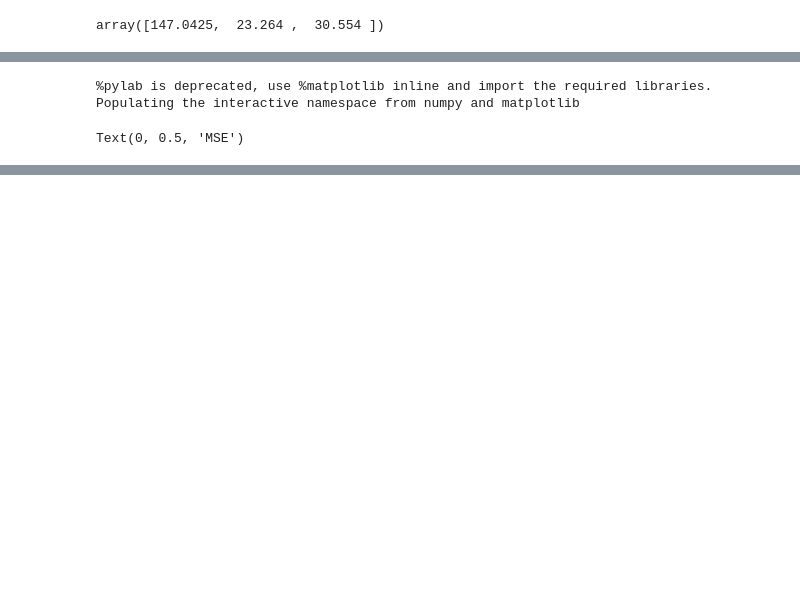
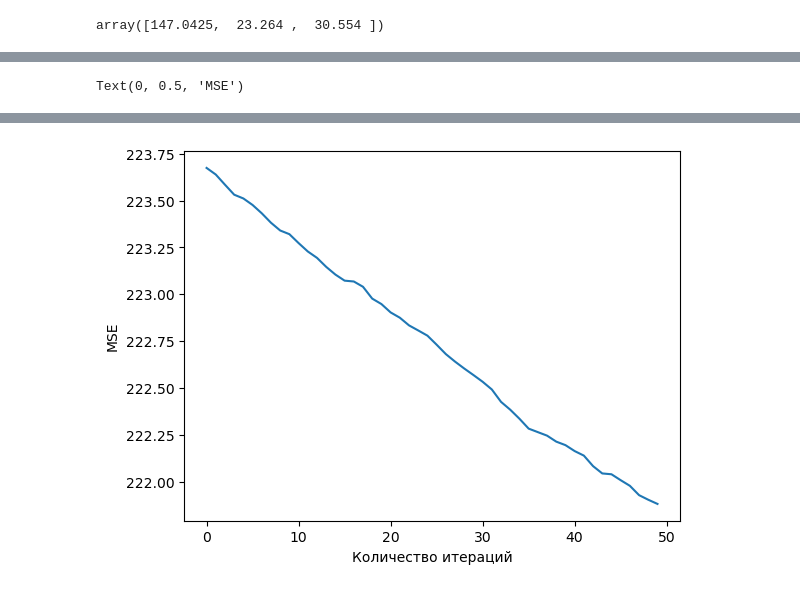
Before and after one commit to kurpenok/omstu, a Jupyter notebook: 4 semester/Machine learning/Practics/stochastic_gradient_descent.ipynb, the cells around one changed output, grey strips where cells are left out. Drawn from its saved outputs; the diff is of its cells as text; code cells hidden in the pictures; blank space fills up the shorter version.

```diff
--- a/4 semester/Machine learning/Practics/stochastic_gradient_descent.ipynb
+++ b/4 semester/Machine learning/Practics/stochastic_gradient_descent.ipynb
@@ -59,2 +67,4 @@ for column in range(columns):
 # %%
-X = np.hstack((np.ones(rows).reshape((rows, 1)), X))
+X = np.c_[np.ones(X.shape[0]), X]
+
+X[:3]
@@ -65,3 +82,5 @@ def mse(y, y_pred):
 # %%
-def linear_prediction(X, w):
+def linear_prediction(X: np.ndarray, w: np.ndarray) -> np.ndarray:
     return np.dot(X, w)
+
+linear_prediction(X[:3], np.zeros(4))
@@ -76,27 +101,16 @@ def stochastic_gradient_step(X, y, w, train_ind, eta=0.01):
 # %%
-def stochastic_gradient_descent(X, y, w_init, eta=0.01, max_iter=10000,
-                                min_weight_dist=0.00000001, seed=42, verbose=False):
-    # Инициализируем расстояние между векторами весов на соседних
-    # итерациях большим числом.
-    weight_dist = np.inf
-    # Инициализируем вектор весов
-    w = w_init
-    # Сюда будем записывать ошибки на каждой итерации
-    errors = []
-    # Счетчик итераций
-    iter_num = 0
-    # Будем порождать псевдослучайные числа
-    # (номер объекта, который будет менять веса), а для воспроизводимости
-    # этой последовательности псевдослучайных чисел используем seed.
+def stochastic_gradient_descent(X, y, w_init, eta=0.01, max_iter=10000, seed=42):
     np.random.seed(seed)
 
-    # Основной цикл
-    while weight_dist > min_weight_dist and iter_num < max_iter:
-        # порождаем псевдослучайный
-        # индекс объекта обучающей выборки
+    w = w_init
+    errors = []
+
+    iter_num = 0
+    while iter_num < max_iter:
         random_ind = np.random.randint(X.shape[0])
 
-        w = stochastic_gradient_step(X, y, w, random_ind, eta)
+        w = stochastic_gradient_step(X, y, w, random_ind)
+
         errors.append(mse(y, linear_prediction(X, w)))
 
         iter_num += 1
@@ -104,5 +118,5 @@ def stochastic_gradient_descent(X, y, w_init, eta=0.01, max_iter=10000,
     return w, errors
 # %%
 %%time
-stoch_grad_desc_weights, stoch_errors_by_iter = stochastic_gradient_descent(X, y, np.ones(columns + 1))
+stoch_grad_desc_weights, stoch_errors_by_iter = stochastic_gradient_descent(X, y, np.array([0, 0, 0, 0]), max_iter=100000)
 # %% [output]
@@ -111,9 +125,6 @@ Wall time: 845 ms
 # %%
-%pylab inline
-plot(range(50), stoch_errors_by_iter[:50])
-xlabel('Iteration number')
-ylabel('MSE')
+plt.plot(range(50), stoch_errors_by_iter[:50])
+plt.xlabel("Количество итераций")
+plt.ylabel("MSE")
 # %% [output]
-%pylab is deprecated, use %matplotlib inline and import the required libraries.
-Populating the interactive namespace from numpy and matplotlib
+Text(0, 0.5, 'MSE')
-Text(0, 0.5, 'MSE')
@@ -121 +131,2 @@ Text(0, 0.5, 'MSE')
+[figure, added]
 # %%
```
Also changed, not shown: parts of 18 cells of this notebook.
